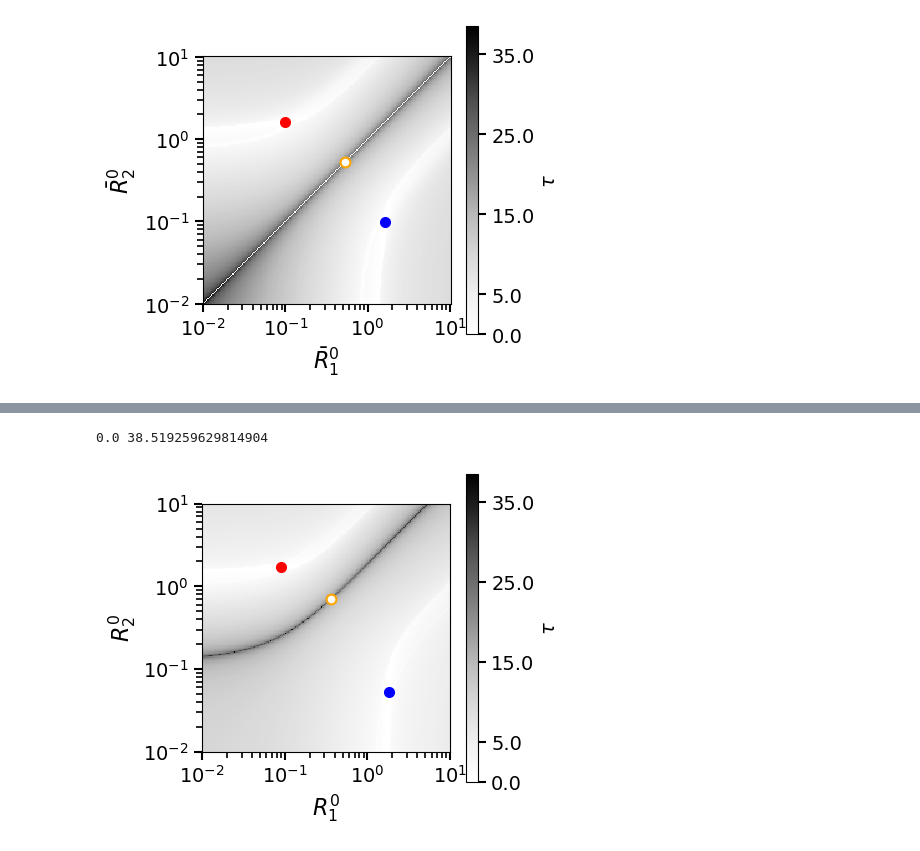
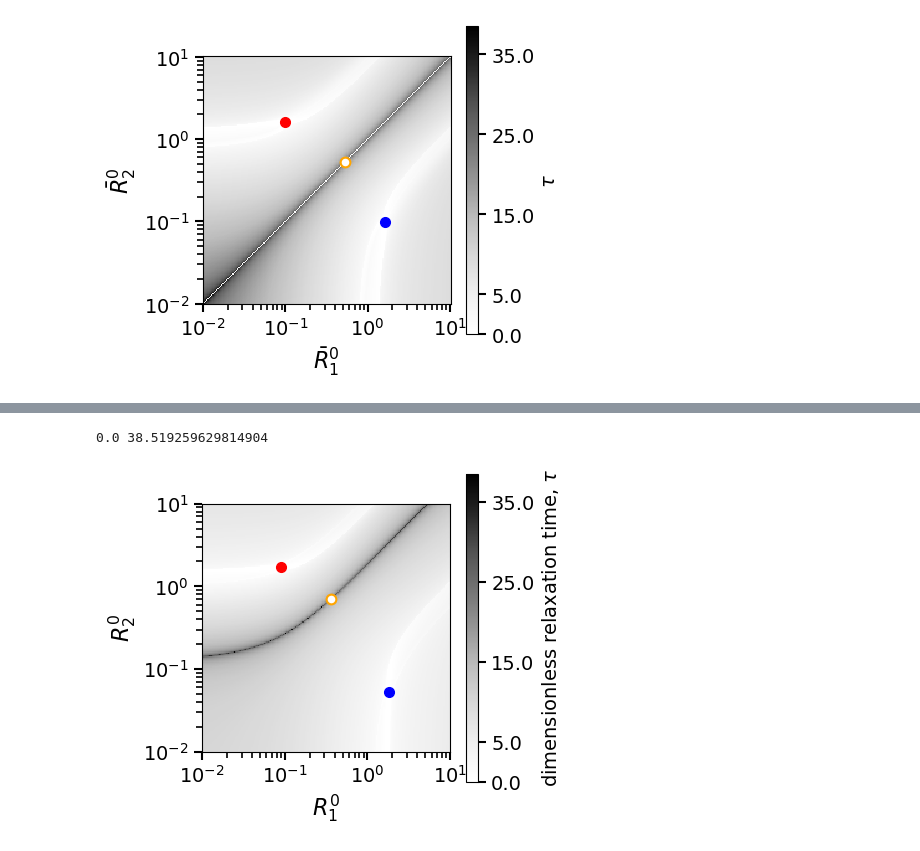
Before and after one commit to RPGroup-PBoC/2025_inducers, a Jupyter notebook: mutualrepression/Figure_19.ipynb, the cells around one changed output, grey strips where cells are left out. Drawn from its saved outputs; the diff is of its cells as text; code cells hidden in the pictures.

```diff
--- a/mutualrepression/Figure_19.ipynb
+++ b/mutualrepression/Figure_19.ipynb
@@ -35,15 +35,15 @@ from matplotlib.patches import FancyArrowPatch
 # %% [markdown]
 ## Formatting and parameters
 # %%
-# parameters for the pact function
+# Parameters for the pact function
 delE=4.5
 Ka=1.4*10**(-4)
 Ki=5.3*10**(-7)
 K_c=Ka/Ki
 
-#pact function
+#Pact function
 def pAct(c, K_c=K_c, delE=delE):
-    """ probability of repressor/activator being active
+    """ Probability of repressor being active
 
     Parameters:
         - c: inducer concentration
@@ -439,33 +394,0 @@ sep_curve_a = separatrix_ode(ss_cat_a, p1=pAct1, p2=pAct2, w1=omega1, w2=omega2)
-# %%
-log10R0min,log10R0max=-2,1
-R0=np.logspace(log10R0min,log10R0max,200)
-R01,R02 = np.meshgrid(R0,R0)
-init_list = [[0.05,0.1],[2,1]]
-fig, ax = plt.subplots(1, 1, figsize=(4,4))
-c1 = ax.pcolormesh(R01,R02,np.transpose(tau_R1_R2_list_2d_asym), cmap='Grays')
-
-for iss in range(len(R1_fixed_points)):
-    rss1=R1_fixed_points[iss]
-    rss2=R2_fixed_points[iss]
-    stable = is_stable_mutual_repression(rss1, rss2)
-    if stable:
-      ax.plot([rss1],[rss2], color = color_list[iss], marker='o', markersize=7)
-    else:
-      ax.plot([rss1],[rss2], color = color_list[iss], marker='o', markersize=7, markerfacecolor='white', markeredgewidth=1.5)
-cbar = fig.colorbar(c1, ax=ax, label=r'$\tau$', shrink=1, aspect=25)
-cbar.ax.set_ylabel(r'$\tau$', fontsize=14)
-cbar.ax.tick_params(axis='y', which='major', labelsize=14, width=1.5, length=6)
-cbar.ax.tick_params(axis='y', which='minor', labelsize=12, width=1.2, length=4)
-tick_vals = np.array([0,5,15,25,35])
-cbar.set_ticks(tick_vals)
-cbar.ax.set_yticklabels([f"{val:.1f}" for val in tick_vals])
-ax.set_xlim(10**log10R0min, 10**log10R0max)
-ax.set_ylim(10**log10R0min, 10**log10R0max)
-ax.set_aspect('equal')
-ax.set_xscale('log')
-ax.set_yscale('log')
-ax.set_xlabel(r'$R^0_{1}$', fontsize=16)
-ax.set_ylabel(r'$R^0_{2}$', fontsize=16)
-ax.tick_params(axis='both', which='major', labelsize=14, width=1.5, length=6)
-ax.tick_params(axis='both', which='minor', labelsize=12, width=1.2, length=4)
-print(np.min(tau_R1_R2_list_2d_asym),np.max(tau_R1_R2_list_2d_asym))
@@ -491,34 +411,32 @@ R01,R02 = np.meshgrid(R0,R0)
 init_list = [[0.05,0.1],[2,1]]
 fig, ax = plt.subplots(1, 1, figsize=(4,4))
 c1 = ax.pcolormesh(R01,R02,np.transpose(tau_R1_R2_list_2d_asym), cmap='Grays')
 
 for iss in range(len(R1_fixed_points)):
     rss1=R1_fixed_points[iss]
     rss2=R2_fixed_points[iss]
     stable = is_stable_mutual_repression(rss1, rss2)
     if stable:
       ax.plot([rss1],[rss2], color = color_list[iss], marker='o', markersize=7)
     else:
       ax.plot([rss1],[rss2], color = color_list[iss], marker='o', markersize=7, markerfacecolor='white', markeredgewidth=1.5)
 cbar = fig.colorbar(c1, ax=ax, label=r'$\tau$', shrink=1, aspect=25)
-cbar.ax.set_ylabel(r'$\tau$', fontsize=14)
+cbar.ax.set_ylabel(r'dimensionless relaxation time, $\tau$', fontsize=14)
 cbar.ax.tick_params(axis='y', which='major', labelsize=14, width=1.5, length=6)
 cbar.ax.tick_params(axis='y', which='minor', labelsize=12, width=1.2, length=4)
 tick_vals = np.array([0,5,15,25,35])
 cbar.set_ticks(tick_vals)
 cbar.ax.set_yticklabels([f"{val:.1f}" for val in tick_vals])
 ax.set_xlim(10**log10R0min, 10**log10R0max)
 ax.set_ylim(10**log10R0min, 10**log10R0max)
 ax.set_aspect('equal')
 ax.set_xscale('log')
 ax.set_yscale('log')
 ax.set_xlabel(r'$R^0_{1}$', fontsize=16)
 ax.set_ylabel(r'$R^0_{2}$', fontsize=16)
 ax.tick_params(axis='both', which='major', labelsize=14, width=1.5, length=6)
 ax.tick_params(axis='both', which='minor', labelsize=12, width=1.2, length=4)
 print(np.min(tau_R1_R2_list_2d_asym),np.max(tau_R1_R2_list_2d_asym))
-folder = '/Users/saramahdavi/Documents/pAct/mutual repression'
-plt.savefig(folder+'/dynamics_mutual_timescale_asymetric.pdf')
 # %% [output]
 0.0 38.519259629814904
-[figure, old version]
+[figure, new version]
```
Also changed, not shown: parts of 15 cells of this notebook.
